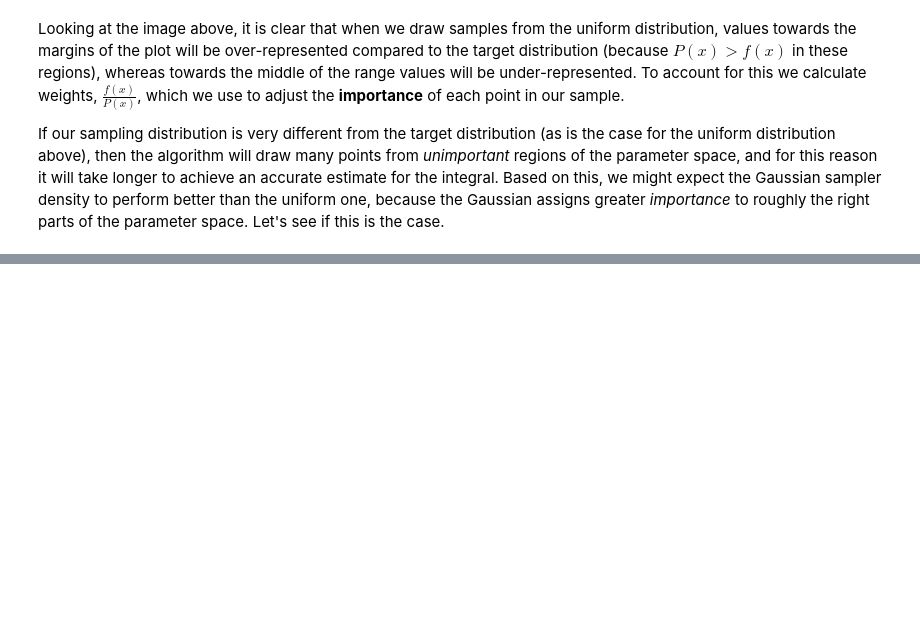
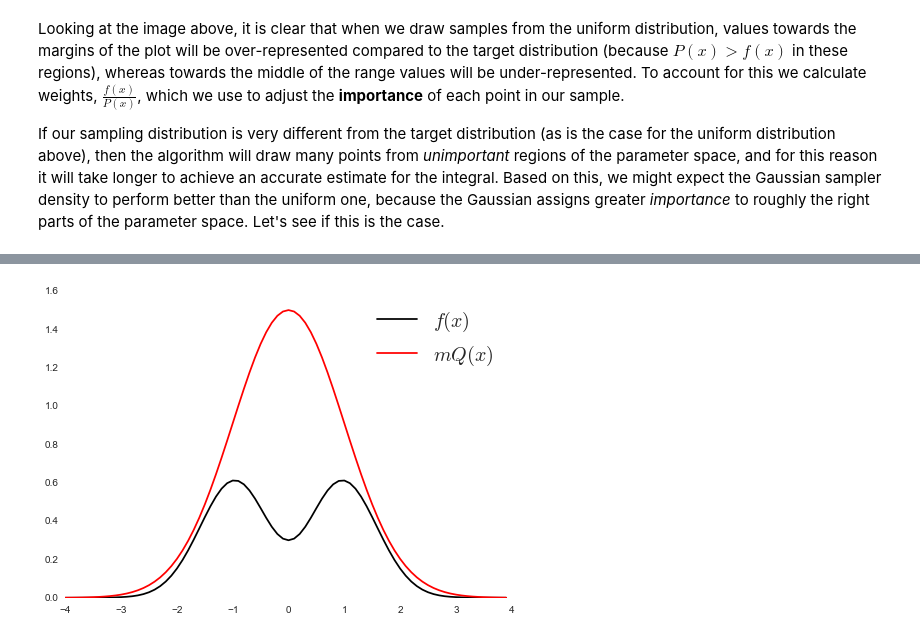
Before and after one commit to JamesSample/enviro_mod_notes, a Jupyter notebook: notebooks/03_Monte_Carlo.ipynb, the cells around one changed output, grey strips where cells are left out. Drawn from its saved outputs; the diff is of its cells as text; code cells hidden in the pictures; blank space fills up the shorter version.

```diff
--- a/notebooks/03_Monte_Carlo.ipynb
+++ b/notebooks/03_Monte_Carlo.ipynb
@@ -306,0 +400,12 @@ Neither methods work well in high D spaces (see MacKay). List some of other diff
+# %%
+# Plot f(x) and Q(x)
+x = np.arange(-4, 4, 0.1)
+f_x = f(x) # f is defined above
+mQ_x = 1.5*np.exp(-0.5*x**2)
+
+plt.plot(x, f_x, 'k-', label='$f(x)$')
+plt.plot(x, mQ_x, 'r-', label='$mQ(x)$')
+plt.legend(loc='best', fontsize=20)
+plt.show()
+# %% [output]
+[figure, added]
```
Also changed, not shown: parts of 12 cells of this notebook.
